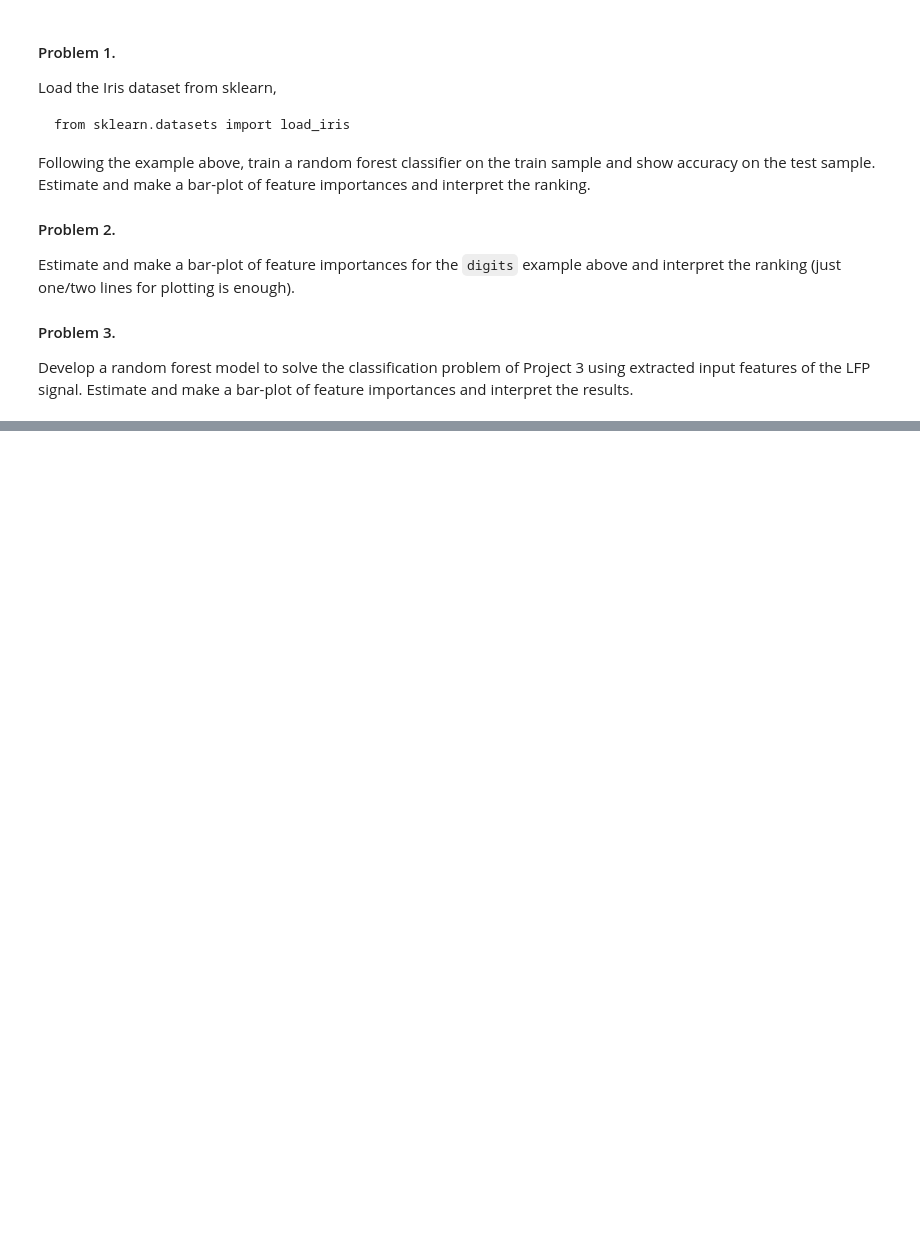
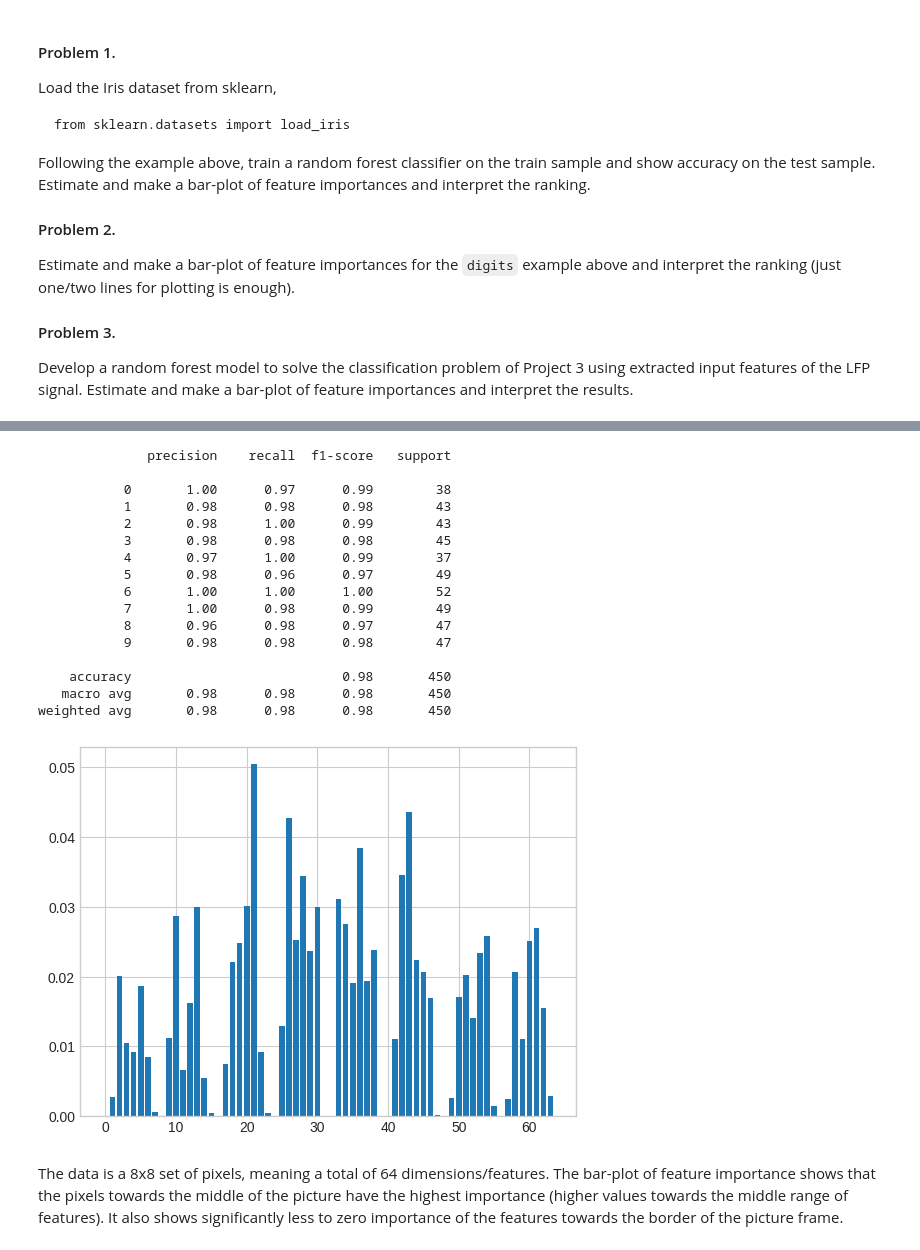
Before and after one commit to abrown12005/CMP_SC-4540-HW, a Jupyter notebook: HW12/Trees_RF.ipynb, the cells around one changed output, grey strips where cells are left out. Saved outputs shown, nothing was run; the diff lists cells and outputs as text; code cells hidden in the pictures; blank space fills up the shorter version.

```diff
--- a/HW12/Trees_RF.ipynb
+++ b/HW12/Trees_RF.ipynb
@@ -360,0 +362,40 @@ The data set contains four features, being Sepal Length and Width, Petal Length
+# %%
+# Problem 2: Digits Example
+from sklearn.datasets import load_digits
+#from sklearn.model_selection import train_test_split
+#from sklearn.ensemble import RandomForestClassifier
+#from sklearn import metrics
+#import matplotlib.pyplot as plt
+
+digits = load_digits()
+
+Xtrain, Xtest, Ytrain, Ytest = train_test_split(digits.data, digits.target,
+                                                random_state=0)
+
+model = RandomForestClassifier(n_estimators=1000)
+model.fit(Xtrain, Ytrain)
+ypred = model.predict(Xtest)
+
+print(metrics.classification_report(ypred, Ytest))
+
+plt.bar(range(len(model.feature_importances_)), model.feature_importances_);
+# %% [output]
+              precision    recall  f1-score   support
+
+           0       1.00      0.97      0.99        38
+           1       0.98      0.98      0.98        43
+           2       0.98      1.00      0.99        43
+           3       0.98      0.98      0.98        45
+           4       0.97      1.00      0.99        37
+           5       0.98      0.96      0.97        49
+           6       1.00      1.00      1.00        52
+           7       1.00      0.98      0.99        49
+           8       0.96      0.98      0.97        47
+           9       0.98      0.98      0.98        47
+
+    accuracy                           0.98       450
+   macro avg       0.98      0.98      0.98       450
+weighted avg       0.98      0.98      0.98       450
+[figure, added]
+# %% [markdown]
+The data is a 8x8 set of pixels, meaning a total of 64 dimensions/features. The bar-plot of feature importance shows that the pixels towards the middle of the picture have the highest importance (higher values towards the middle range of features). It also shows significantly less to zero importance of the features towards the border of the picture frame.
```
Also changed, not shown: parts of 14 cells of this notebook.
